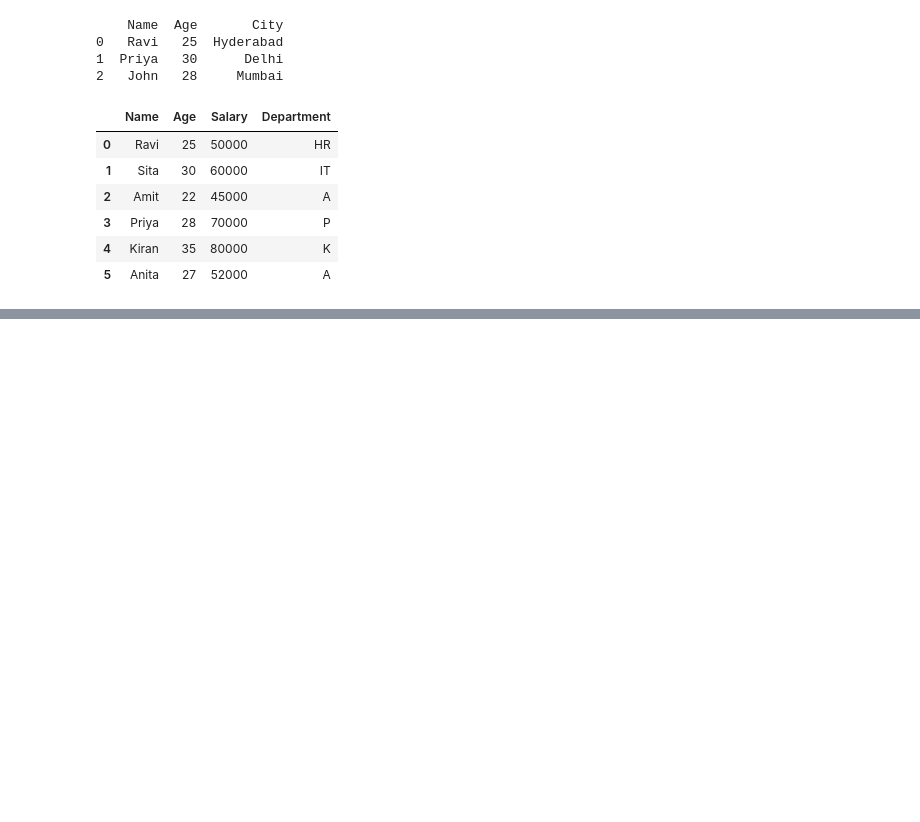
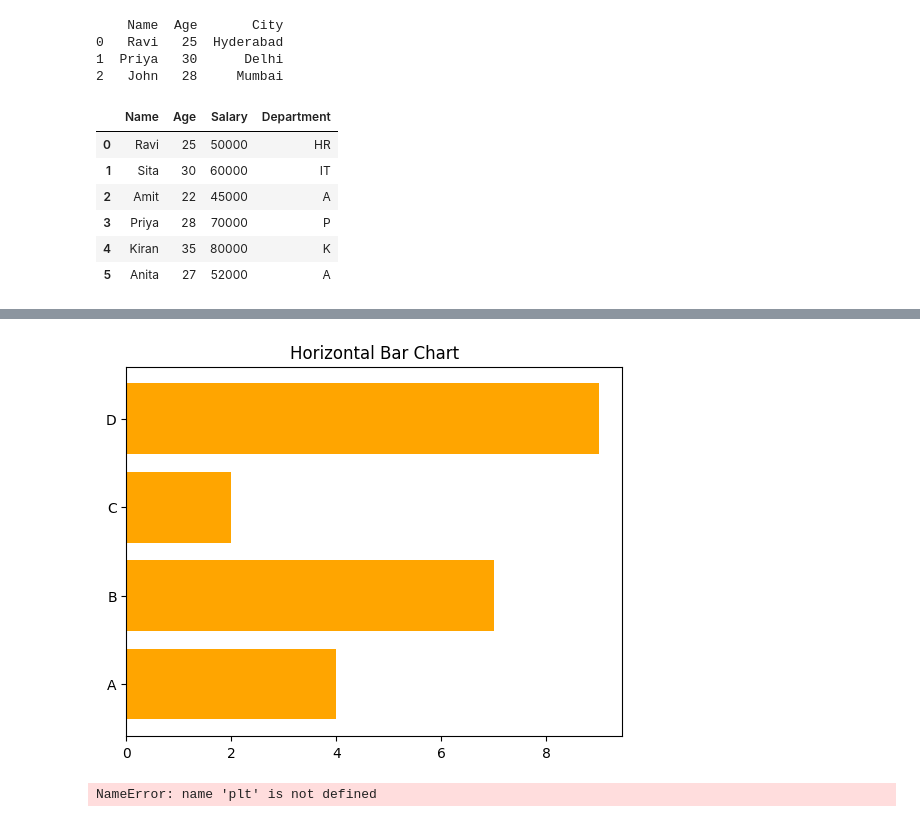
Before and after one commit to srinubandaru/AIML, a Jupyter notebook: PythonLib.ipynb, the cells around one changed output, grey strips where cells are left out. Drawn from its saved outputs; the diff is of its cells as text; code cells hidden in the pictures; blank space fills up the shorter version.

```diff
--- a/PythonLib.ipynb
+++ b/PythonLib.ipynb
@@ -279,0 +558,14 @@ df
+# %%
+categories=['A','B','C','D']
+values=[4,7,2,9]
+plt.barh(categories,values,color='orange')
+plt.title("Horizontal Bar Chart")
+plt.show()
+# %% [output]
+[figure, added]
+# %%
+import numpy as np
+data=np.random.randn(1000)
+plt.hist(data,bins=20,color='purple')
+# %% [output]
+NameError: name 'plt' is not defined
```
Also changed, not shown: parts of 39 cells of this notebook.
